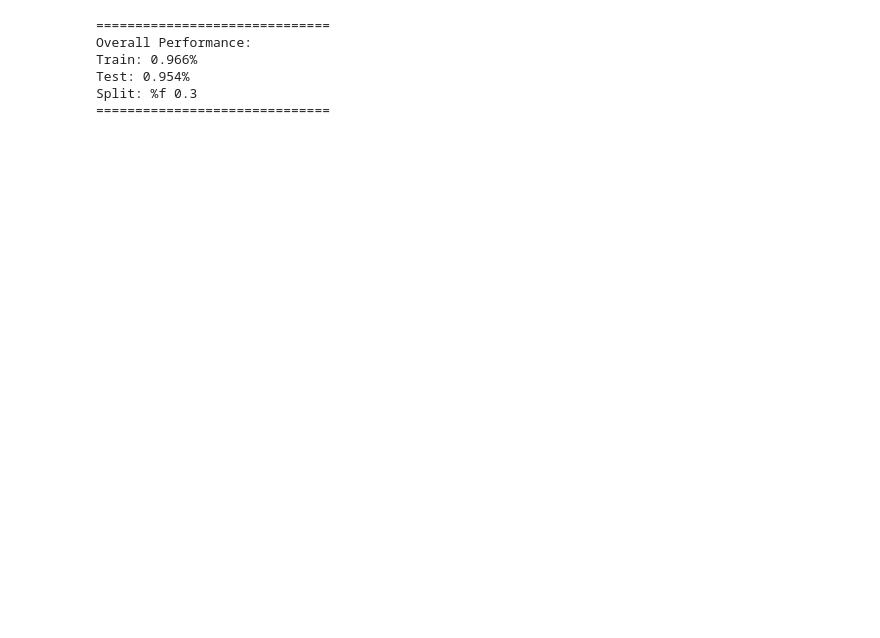
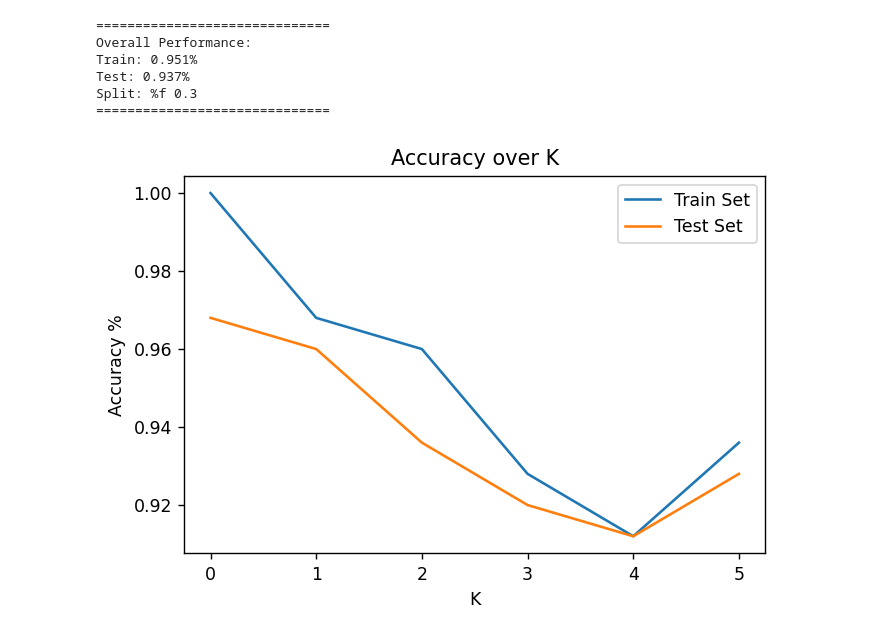
Before and after one commit to jess-mkg/Intelligent-System---Machine-Learning-Algorithms, a Jupyter notebook: Assignment2/KNN/task1.ipynb, the cells around one changed output. Saved outputs shown, nothing was run; the diff lists cells and outputs as text; code cells hidden in the pictures; blank space fills up the shorter version.

```diff
--- a/Assignment2/KNN/task1.ipynb
+++ b/Assignment2/KNN/task1.ipynb
@@ -133,6 +132,15 @@ class KNN:
             self.bool = False
 
         return self.correct
+
+    def plot_accuracy(self, train, test):
+        plt.figure(dpi=125)
+        plt.plot(train, label="Train Set")
+        plt.plot(test, label="Test Set")
+        plt.title("Accuracy over K")
+        plt.xlabel('K')
+        plt.ylabel('Accuracy %')
+        plt.legend()
 # %%
 if __name__ == "__main__":
 
@@ -143,7 +151,7 @@ if __name__ == "__main__":
 
     ####################### USER SETUP AREA #######################
 
-    k = 4
+    k = 6
     split = 0.3
     distance_formula = "chi_distance"
     #options "euclidean_distance", "chi_distance", "cosine_distance", "manhattan_distance"
@@ -156,41 +164,43 @@ if __name__ == "__main__":
     k = np.arange(1, k+1)
 
     #empty lists to store each k's accuracy res
-    scoreTrain = np.empty(len(k))
-    scoreTest = np.empty(len(k))
+    scoreTrain = []
+    scoreTest = []
 
     for i, num_k in enumerate(k):
         knn.correct = 0
         accTrain, accTest = knn.accuracy(split, num_k, distance_formula)
 
         #storing each k's acc results
-        scoreTrain[i] = accTrain
-        scoreTest[i] = accTest
+        scoreTrain.append(accTrain)
+        scoreTest.append(accTest)
 
         if print_each_k_percentage:
             print("Performance at k = {}: ".format(num_k))
 
             #accuracy of train
-            print("Train: {:.3f}%".format(scoreTrain[i]))
+            print("Train: {:.3f}%".format(accTrain))
 
             #accuracy of test
-            print("Test: {:.3f}%".format(scoreTest[i]))
+            print("Test: {:.3f}%".format(accTest))
             print()
 
     #overall performance accuracy
     trainp = sum(scoreTrain)/len(scoreTrain)
     testp = sum(scoreTest)/len(scoreTest)
 
     print("==============================")
     print("Overall Performance: ")
     print("Train: {:.3f}%".format(trainp))
     print("Test: {:.3f}%".format(testp))
     print("Split: %f", split)
     print("==============================")
+    knn.plot_accuracy(scoreTrain, scoreTest)
 # %% [output]
 ==============================
 Overall Performance:
-Train: 0.966%
-Test: 0.954%
+Train: 0.951%
+Test: 0.937%
 Split: %f 0.3
 ==============================
+[figure, added]
```
Also changed, not shown: parts of 2 cells of this notebook.
